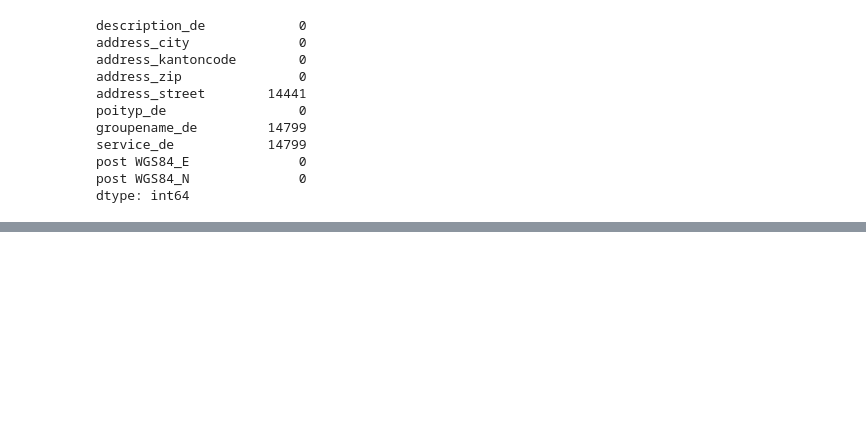
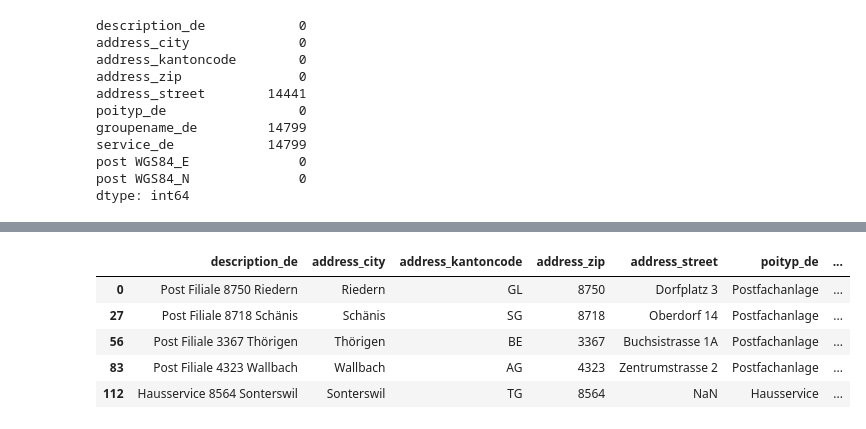
Before and after one commit to BlessMario/Gruppenarbeit1, a Jupyter notebook: Import Post.ipynb, the cells around one changed output, grey strips where cells are left out. Saved outputs shown, nothing was run; the diff lists cells and outputs as text; code cells hidden in the pictures; blank space fills up the shorter version.

```diff
--- a/Import Post.ipynb
+++ b/Import Post.ipynb
@@ -117,0 +135,9 @@ df_post
+# %%
+data_merged.head()
+# %% [output]
+|  | description_de | address_city | address_kantoncode | address_zip | address_street | poityp_de | ... |
+| 0 | Post Filiale 8750 Riedern | Riedern | GL | 8750 | Dorfplatz 3 | Postfachanlage | ... |
+| 27 | Post Filiale 8718 Schänis | Schänis | SG | 8718 | Oberdorf 14 | Postfachanlage | ... |
+| 56 | Post Filiale 3367 Thörigen | Thörigen | BE | 3367 | Buchsistrasse 1A | Postfachanlage | ... |
+| 83 | Post Filiale 4323 Wallbach | Wallbach | AG | 4323 | Zentrumstrasse 2 | Postfachanlage | ... |
+| 112 | Hausservice 8564 Sonterswil | Sonterswil | TG | 8564 | NaN | Hausservice | ... |
```
Also changed, not shown: parts of 7 cells of this notebook, 15 other files.
